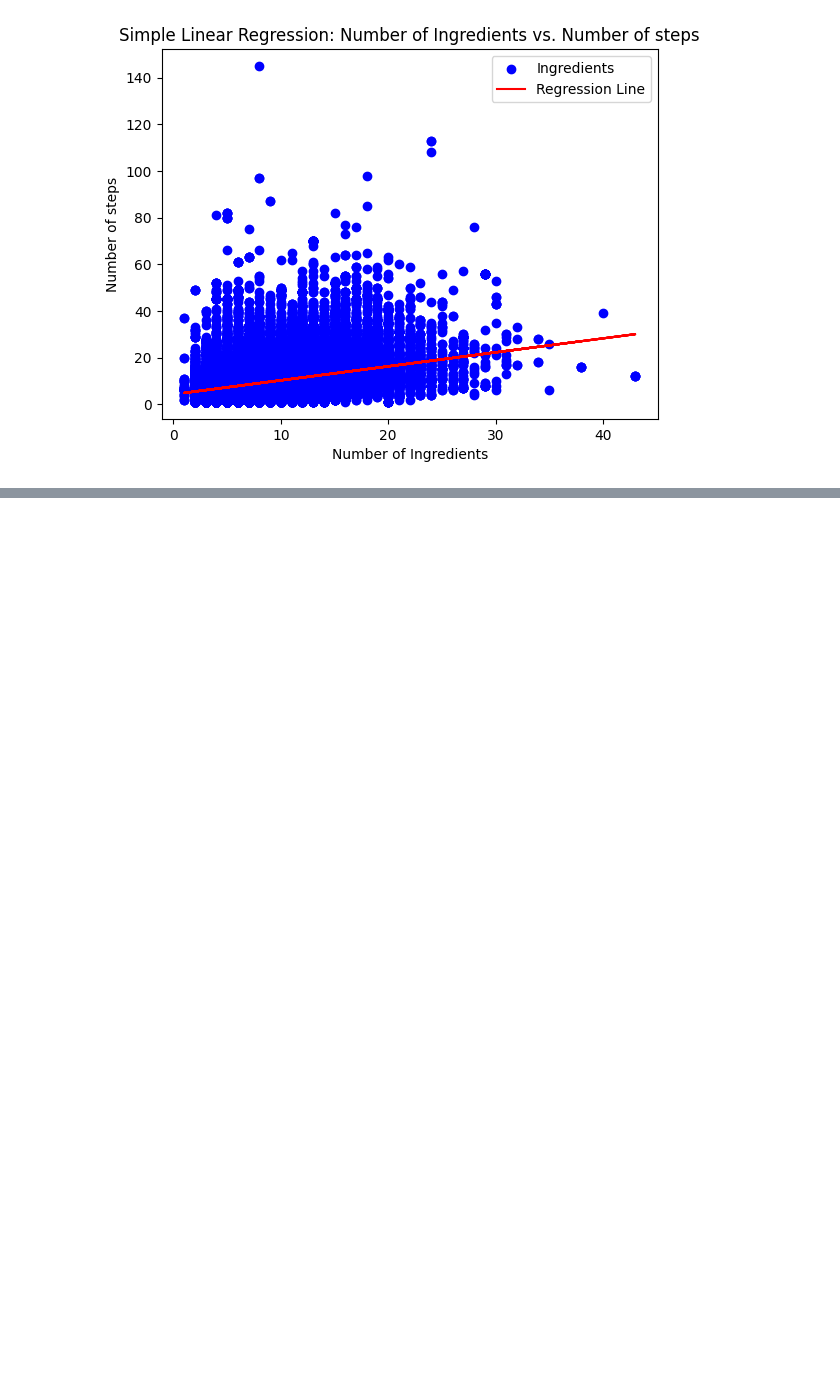
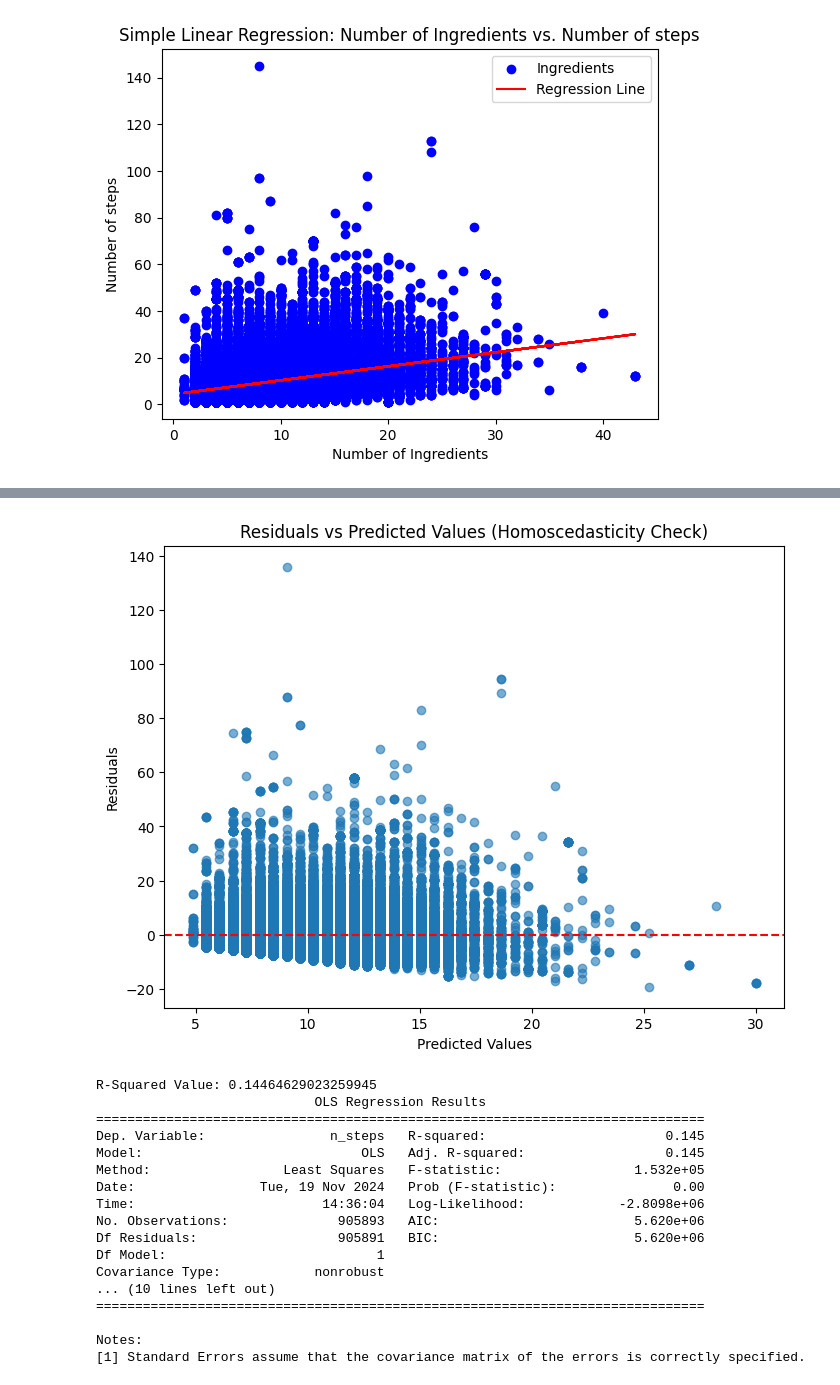
Before and after one commit to khushbunlad/PROG8431, a Jupyter notebook: GroupPresentation5.ipynb, the cells around one changed output, grey strips where cells are left out. Saved outputs shown, nothing was run; the diff lists cells and outputs as text; code cells hidden in the pictures; blank space fills up the shorter version.

```diff
--- a/GroupPresentation5.ipynb
+++ b/GroupPresentation5.ipynb
@@ -162,0 +176,59 @@ Intercept: 4.262956265316627
+# %%
+# Ensure numeric data and handle missing values
+merged_data['n_ingredients'] = pd.to_numeric(merged_data['n_ingredients'], errors='coerce')
+merged_data['n_steps'] = pd.to_numeric(merged_data['n_steps'], errors='coerce')
+merged_data = merged_data.dropna(subset=['n_ingredients', 'n_steps'])
+
+# Define features (X) and target variable (y)
+X = merged_data[['n_ingredients']].copy()
+y = merged_data['n_steps']
+
+# Add a constant for the intercept term
+X = sm.add_constant(X)
+
+# Train-test split
+X_train, X_test, y_train, y_test = train_test_split(X, y, test_size=0.2, random_state=42)
+
+# Fit the linear regression model
+model = sm.OLS(y_train, X_train).fit()
+
+# Predict on the test data
+y_pred = model.predict(X_test)
+
+# Residuals
+residuals = y_test - y_pred
+
+# Plot residuals vs predicted values for Homoscedasticity
+plt.figure(figsize=(8, 6))
+plt.scatter(y_pred, residuals, alpha=0.6)
+plt.axhline(0, color='red', linestyle='--')
+plt.title("Residuals vs Predicted Values (Homoscedasticity Check)")
+plt.xlabel("Predicted Values")
+plt.ylabel("Residuals")
+plt.show()
+
+# R-squared value
+r_squared = r2_score(y_test, y_pred)
+print(f"R-Squared Value: {r_squared}")
+
+# Summary of the linear regression model
+print(model.summary())
+# %% [output]
+[figure, added]
+R-Squared Value: 0.14464629023259945
+                            OLS Regression Results
+==============================================================================
+Dep. Variable:                n_steps   R-squared:                       0.145
+Model:                            OLS   Adj. R-squared:                  0.145
+Method:                 Least Squares   F-statistic:                 1.532e+05
+Date:                Tue, 19 Nov 2024   Prob (F-statistic):               0.00
+Time:                        14:36:04   Log-Likelihood:            -2.8098e+06
+No. Observations:              905893   AIC:                         5.620e+06
+Df Residuals:                  905891   BIC:                         5.620e+06
+Df Model:                           1
+Covariance Type:            nonrobust
+... (10 lines left out)
+==============================================================================
+
+Notes:
+[1] Standard Errors assume that the covariance matrix of the errors is correctly specified.
```
Also changed, not shown: parts of 6 cells of this notebook.
